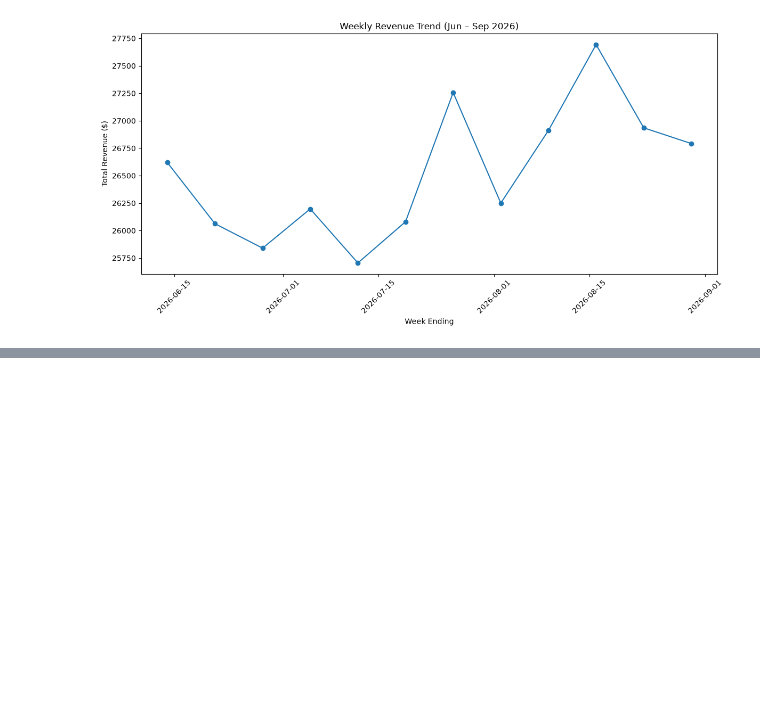
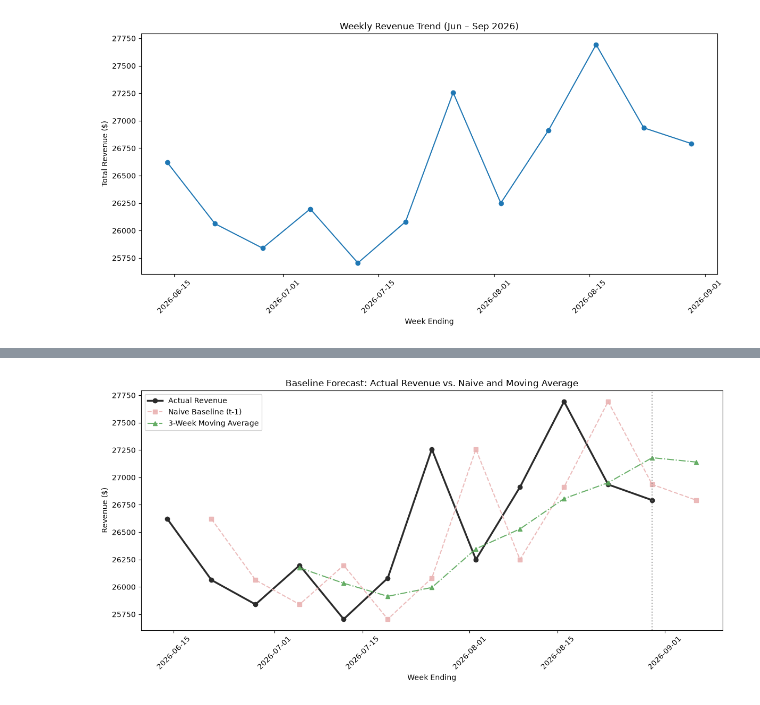
Before and after one commit to SunghunP/pho-restaurant-analysis, a Jupyter notebook: notebooks/eda.ipynb, the cells around one changed output, grey strips where cells are left out. Cells and saved outputs as stored; diff of their text form; code cells hidden in the pictures; blank space fills up the shorter version.

```diff
--- a/notebooks/eda.ipynb
+++ b/notebooks/eda.ipynb
@@ -473,0 +491,4 @@ My parents felt like business had been slowing down and wanted a specific number
+# %%
+#daily_sales = df.groupby('Order_Date')['Item_Price'].sum().reset_index()
+weekly_sales_df = weekly_revenue.to_frame(name='Weekly Revenue')
+weekly_sales_df.head()
@@ -473,0 +503,25 @@ My parents felt like business had been slowing down and wanted a specific number
+# %%
+weekly_sales_df['Naive_Forecast'] = weekly_sales_df['Weekly Revenue'].shift(1)
+weekly_sales_df['3_Week_MA'] = weekly_sales_df['Weekly Revenue'].shift(1).rolling(window=3).mean()
+# %%
+future_date = weekly_sales_df.index[-1] + pd.Timedelta(weeks=1)
+weekly_sales_df.loc[future_date] = [None, None, None]
+
+weekly_sales_df.loc[future_date, 'Naive_Forecast'] = weekly_sales_df['Weekly Revenue'].iloc[-2]
+weekly_sales_df.loc[future_date, '3_Week_MA'] = weekly_sales_df['Weekly Revenue'].iloc[-4:-1].mean()
+# %%
+plt.figure(figsize=(12, 6))
+plt.plot(weekly_sales_df.index[:-1], weekly_sales_df['Weekly Revenue'].dropna(), label='Actual Revenue', color='#2b2b2b', marker='o', linewidth=2.5)
+plt.plot(weekly_sales_df.index, weekly_sales_df['Naive_Forecast'], label='Naive Baseline (t-1)', color='#eab4b4', linestyle='--', marker='s', alpha=0.9)
+plt.plot(weekly_sales_df.index, weekly_sales_df['3_Week_MA'], label='3-Week Moving Average', color='#5aa85a', linestyle='-.', marker='^', alpha=0.9)
+plt.title('Baseline Forecast: Actual Revenue vs. Naive and Moving Average')
+plt.xlabel('Week Ending')
+plt.ylabel('Revenue ($)')
+plt.xticks(rotation=45)
+plt.legend()
+plt.axvline(x=weekly_sales_df.index[-2], color='gray', linestyle=':', alpha=0.7)
+plt.tight_layout()
+plt.savefig('../output/weekly_revenue_baseline.png', dpi=150, bbox_inches='tight')
+plt.show()
+# %% [output]
+[figure, added]
```
Also changed, not shown: parts of 23 cells of this notebook, 5 other files.
